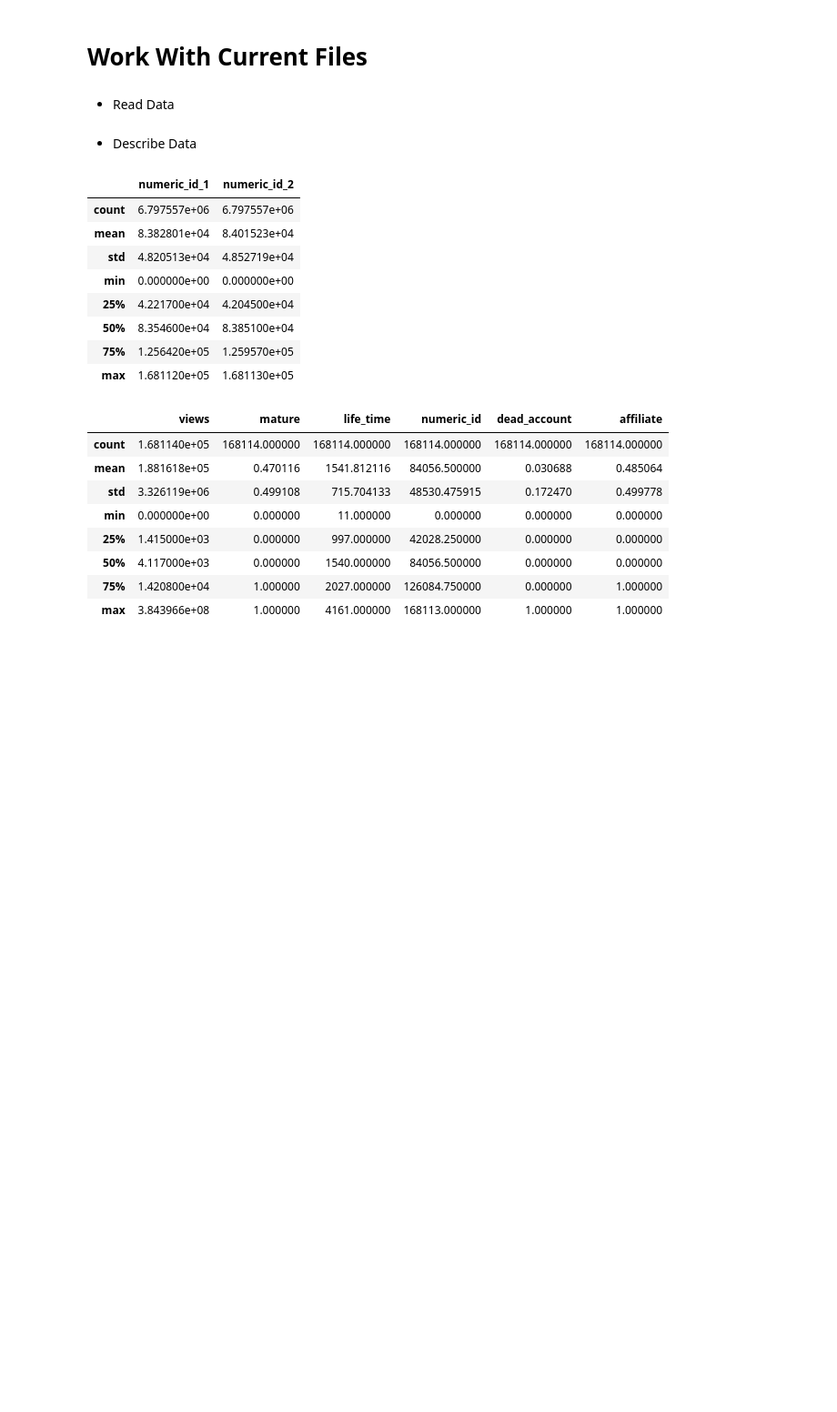
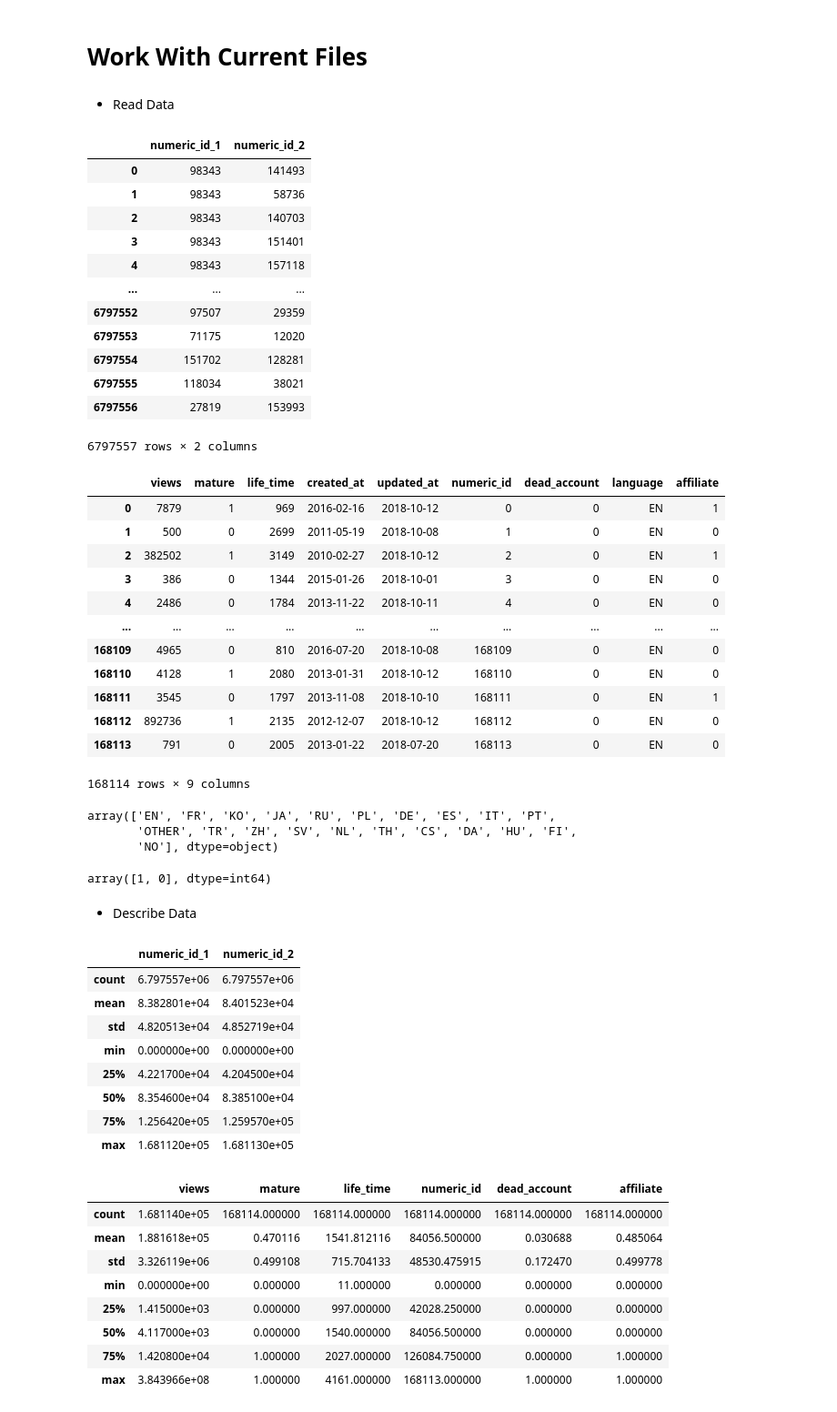
Before and after one commit to Alvaroxx1/social-network, a Jupyter notebook: Twitch.ipynb, the cells around one changed output. Shown at 91% size. Drawn from its saved outputs; the diff is of its cells as text; code cells hidden in the pictures; blank space fills up the shorter version.

```diff
--- a/Twitch.ipynb
+++ b/Twitch.ipynb
@@ -47,6 +47,45 @@ else:
 # %%
 df_edges = pd.read_csv('large_twitch_edges.csv')
 df_features = pd.read_csv('large_twitch_features.csv')
+display(df_edges)
+display(df_features)
+# %% [output]
+|  | numeric_id_1 | numeric_id_2 |
+| 0 | 98343 | 141493 |
+| 1 | 98343 | 58736 |
+| 2 | 98343 | 140703 |
+| 3 | 98343 | 151401 |
+| 4 | 98343 | 157118 |
+| ... | ... | ... |
+| 6797552 | 97507 | 29359 |
+| 6797553 | 71175 | 12020 |
+| 6797554 | 151702 | 128281 |
+| 6797555 | 118034 | 38021 |
+| 6797556 | 27819 | 153993 |
+6797557 rows × 2 columns
+|  | views | mature | life_time | created_at | updated_at | numeric_id | dead_account | language | affiliate |
+| 0 | 7879 | 1 | 969 | 2016-02-16 | 2018-10-12 | 0 | 0 | EN | 1 |
+| 1 | 500 | 0 | 2699 | 2011-05-19 | 2018-10-08 | 1 | 0 | EN | 0 |
+| 2 | 382502 | 1 | 3149 | 2010-02-27 | 2018-10-12 | 2 | 0 | EN | 1 |
+| 3 | 386 | 0 | 1344 | 2015-01-26 | 2018-10-01 | 3 | 0 | EN | 0 |
+| 4 | 2486 | 0 | 1784 | 2013-11-22 | 2018-10-11 | 4 | 0 | EN | 0 |
+| ... | ... | ... | ... | ... | ... | ... | ... | ... | ... |
+| 168109 | 4965 | 0 | 810 | 2016-07-20 | 2018-10-08 | 168109 | 0 | EN | 0 |
+| 168110 | 4128 | 1 | 2080 | 2013-01-31 | 2018-10-12 | 168110 | 0 | EN | 0 |
+| 168111 | 3545 | 0 | 1797 | 2013-11-08 | 2018-10-10 | 168111 | 0 | EN | 1 |
+| 168112 | 892736 | 1 | 2135 | 2012-12-07 | 2018-10-12 | 168112 | 0 | EN | 0 |
+| 168113 | 791 | 0 | 2005 | 2013-01-22 | 2018-07-20 | 168113 | 0 | EN | 0 |
+168114 rows × 9 columns
+# %%
+df_features.language.unique()
+# %% [output]
+array(['EN', 'FR', 'KO', 'JA', 'RU', 'PL', 'DE', 'ES', 'IT', 'PT',
+       'OTHER', 'TR', 'ZH', 'SV', 'NL', 'TH', 'CS', 'DA', 'HU', 'FI',
+       'NO'], dtype=object)
+# %%
+df_features.affiliate.unique()
+# %% [output]
+array([1, 0], dtype=int64)
 # %% [markdown]
 * Describe Data
 # %%
```
Also changed, not shown: parts of 7 cells of this notebook.
